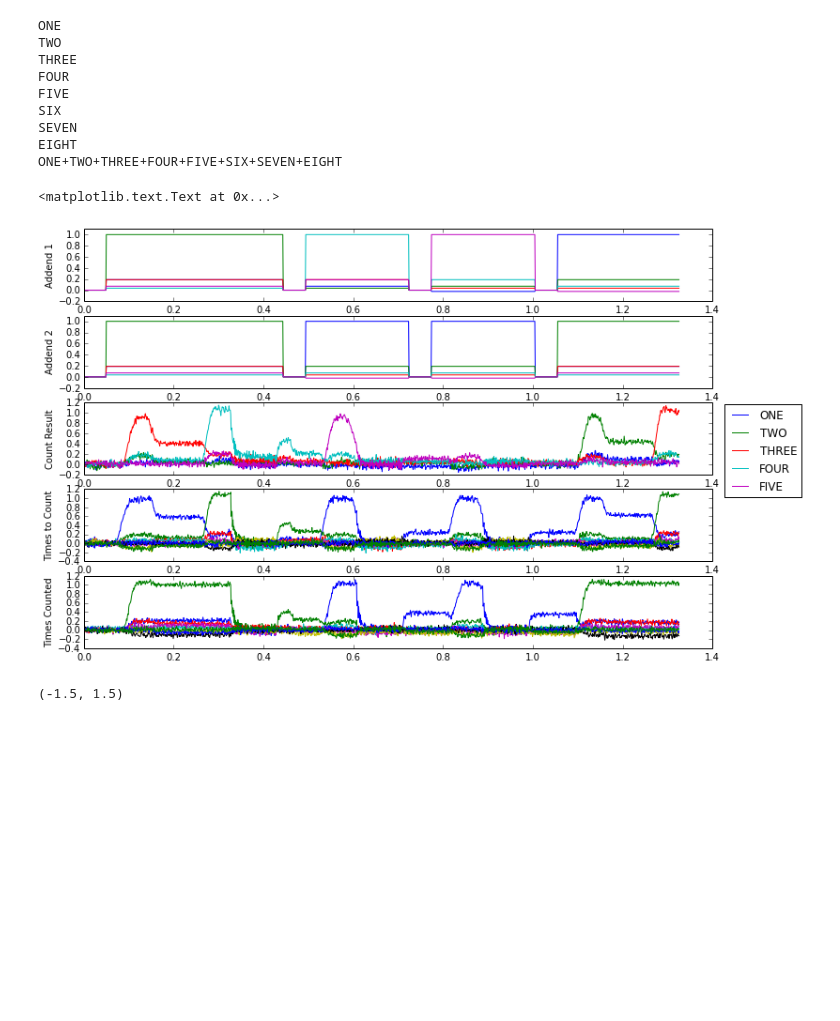
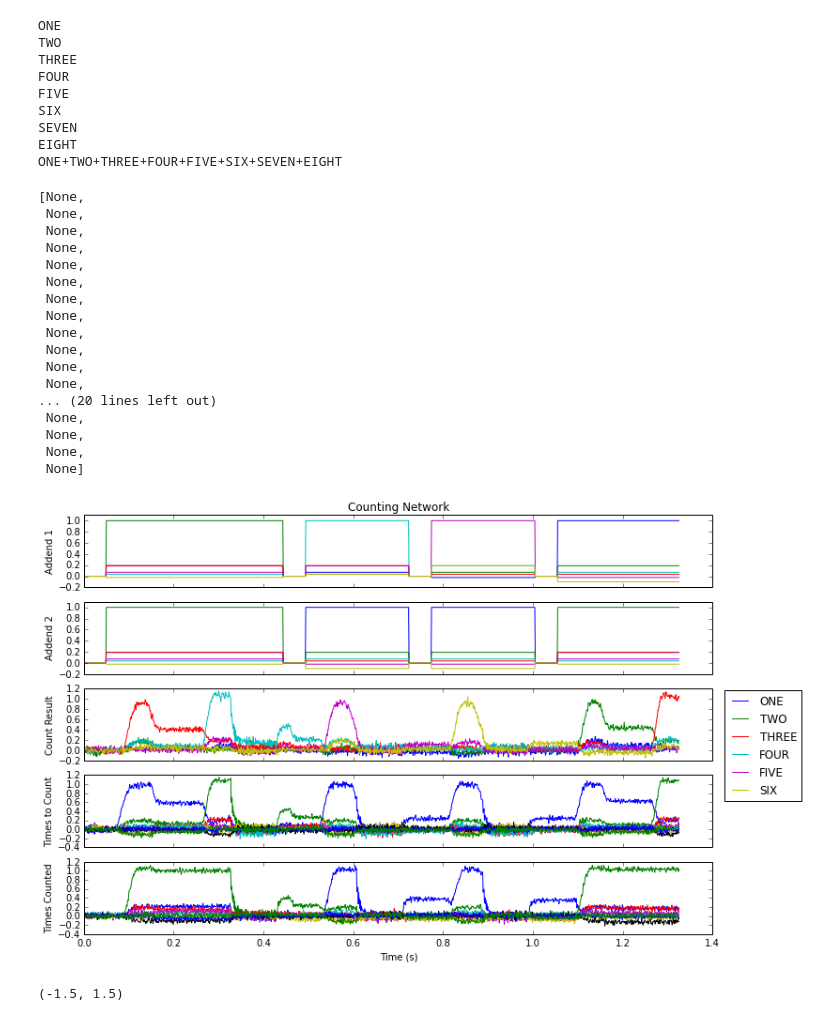
Before and after one commit to Seanny123/counting_to_addition, a Jupyter notebook: count_fig.ipynb, the cells around one changed output. Cells and saved outputs as stored; diff of their text form; code cells hidden in the pictures; blank space fills up the shorter version.

```diff
--- a/count_fig.ipynb
+++ b/count_fig.ipynb
@@ -49,31 +49,51 @@ speech = filt(e_d["p_speech"], synapse, dt=0.001)
 # %%
 fig = plt.figure(figsize=(12,8))
 
 p_key1 = fig.add_subplot(5,1,1)
-p_key1.plot(t, spa.similarity(keys[:, D:], vocab)[:,:5])
+p_key1.plot(t, spa.similarity(keys[:, D:], vocab)[:,:6])
 p_key1.set_ylim((-0.2, 1.1))
 p_key1.set_ylabel("Addend 1")
+p_key1.set_title("Counting Network")
 
 p_key2 = fig.add_subplot(5,1,2)
-p_key2.plot(t, spa.similarity(keys[:, :D], vocab)[:,:5])
+p_key2.plot(t, spa.similarity(keys[:, :D], vocab)[:,:6])
 p_key2.set_ylim((-0.2, 1.1))
 p_key2.set_ylabel("Addend 2")
 
 p1 = fig.add_subplot(5,1,3)
-p1.plot(t, spa.similarity(count_res, vocab)[:,:5])
+p1.plot(t, spa.similarity(count_res, vocab)[:,:6])
 p1.legend(vocab.keys, bbox_to_anchor=(1.15, 1.05))
 p1.set_ylabel("Count Result")
 
 p2 = fig.add_subplot(5,1,4)
 p2.plot(t, spa.similarity(count_tot, vocab))
 p2.set_ylabel("Times to Count")
 
 p3 = fig.add_subplot(5,1,5)
 p3.plot(t, spa.similarity(count_fin, vocab))
 p3.set_ylabel("Times Counted")
+p3.set_xlabel("Time (s)")
+
+plt.setp([a.get_xticklabels() for a in fig.axes[:-1]], visible=False)
 # %% [output]
-<matplotlib.text.Text at 0x...>
+[None,
+ None,
+ None,
+ None,
+ None,
+ None,
+ None,
+ None,
+ None,
+ None,
+ None,
+ None,
+... (20 lines left out)
+ None,
+ None,
+ None,
+ None]
-[figure, old version]
+[figure, new version]
 # %%
 from nengo.synapses import filt
 # %%
```
Also changed, not shown: 1 other file.
